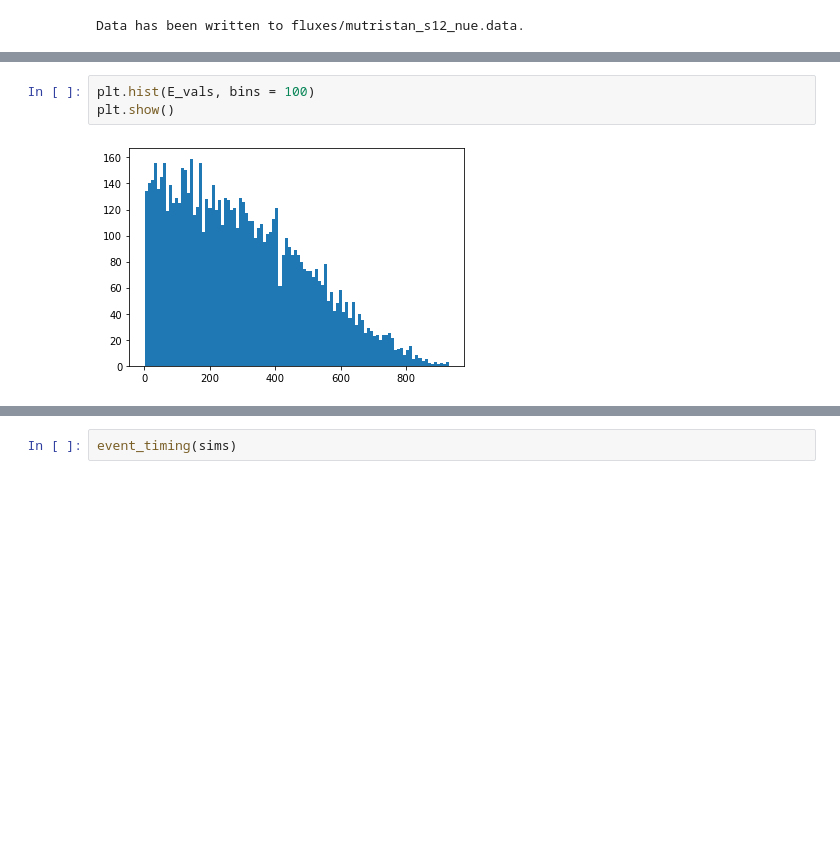
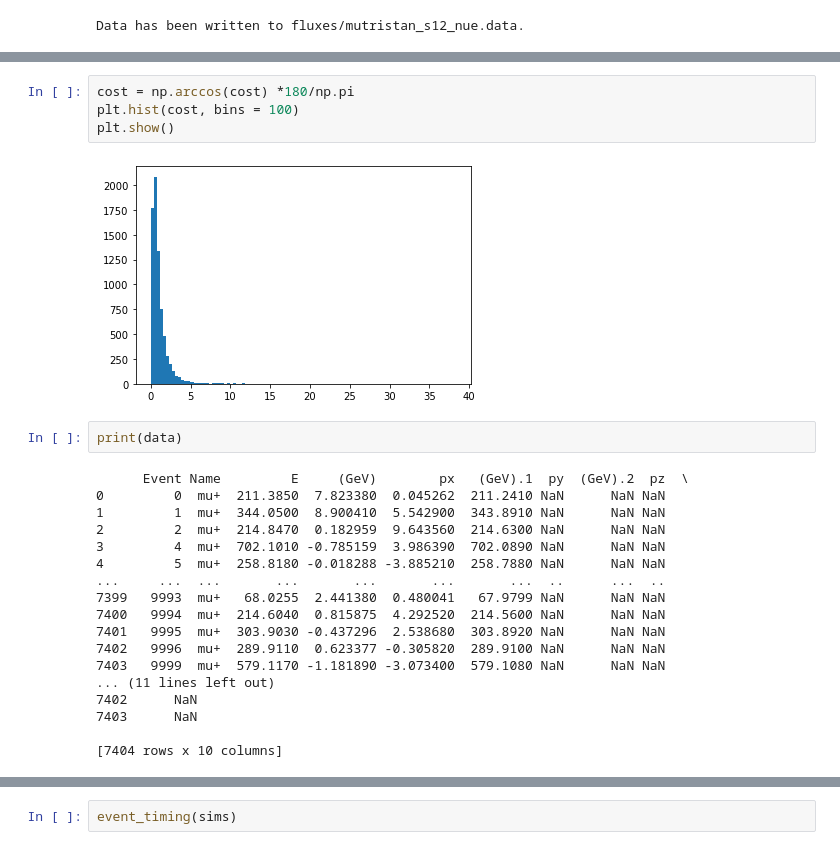
Before and after one commit to mhostert/BIN_MC, a Jupyter notebook: notizbuch_mit_genie.ipynb, the cells around one changed output, grey strips where cells are left out. Drawn from its saved outputs; the diff is of its cells as text; blank space fills up the shorter version.

```diff
--- a/notizbuch_mit_genie.ipynb
+++ b/notizbuch_mit_genie.ipynb
@@ -64,8 +108,29 @@ E_vals = data.tolist()
+# %%
+cost = np.arccos(cost) *180/np.pi
+plt.hist(cost, bins = 100)
+plt.show()
+# %% [output]
+[figure, added]
 # %%
-plt.hist(E_vals, bins = 100)
-plt.show()
+print(data)
 # %% [output]
-[figure, removed]
+      Event Name         E     (GeV)        px   (GeV).1  py  (GeV).2  pz  \
+0         0  mu+  211.3850  7.823380  0.045262  211.2410 NaN      NaN NaN
+1         1  mu+  344.0500  8.900410  5.542900  343.8910 NaN      NaN NaN
+2         2  mu+  214.8470  0.182959  9.643560  214.6300 NaN      NaN NaN
+3         4  mu+  702.1010 -0.785159  3.986390  702.0890 NaN      NaN NaN
+4         5  mu+  258.8180 -0.018288 -3.885210  258.7880 NaN      NaN NaN
+...     ...  ...       ...       ...       ...       ...  ..      ...  ..
+7399   9993  mu+   68.0255  2.441380  0.480041   67.9799 NaN      NaN NaN
+7400   9994  mu+  214.6040  0.815875  4.292520  214.5600 NaN      NaN NaN
+7401   9995  mu+  303.9030 -0.437296  2.538680  303.8920 NaN      NaN NaN
+7402   9996  mu+  289.9110  0.623377 -0.305820  289.9100 NaN      NaN NaN
+7403   9999  mu+  579.1170 -1.181890 -3.073400  579.1080 NaN      NaN NaN
+... (11 lines left out)
+7402      NaN
+7403      NaN
+
+[7404 rows x 10 columns]
 # %%
 check_mem()
 # %% [output]
```
Also changed, not shown: parts of 11 cells of this notebook, 4 other files.
